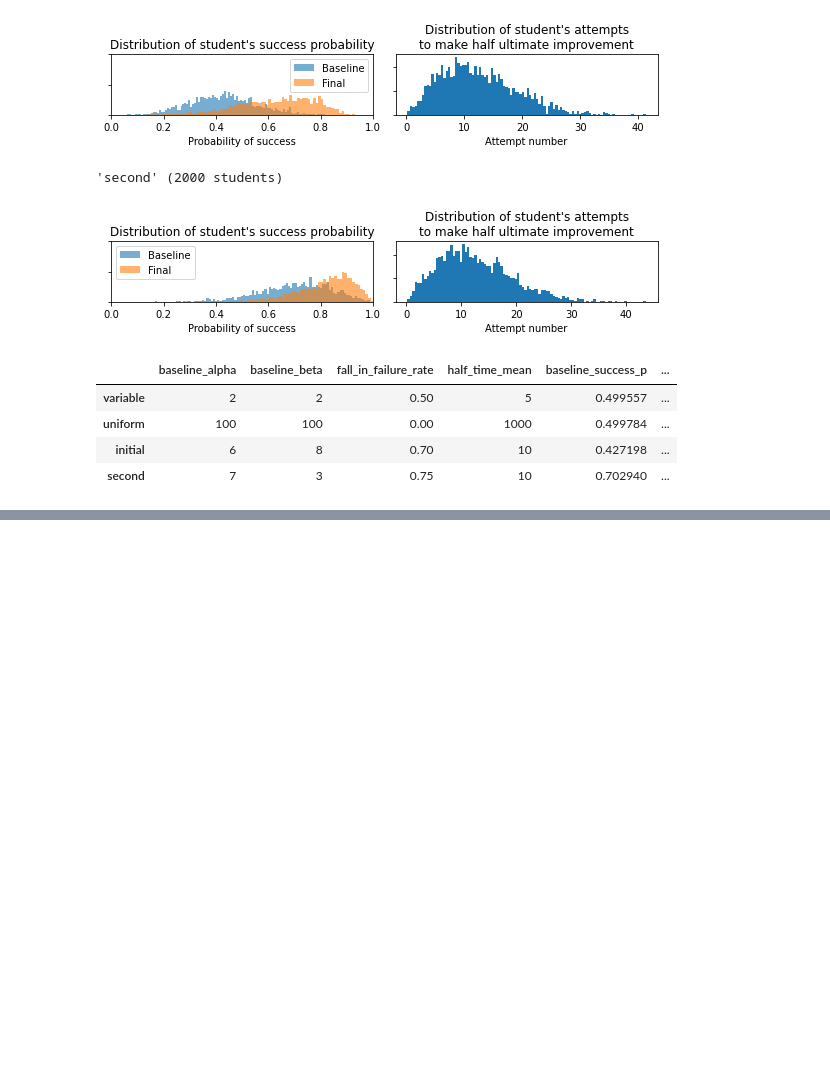
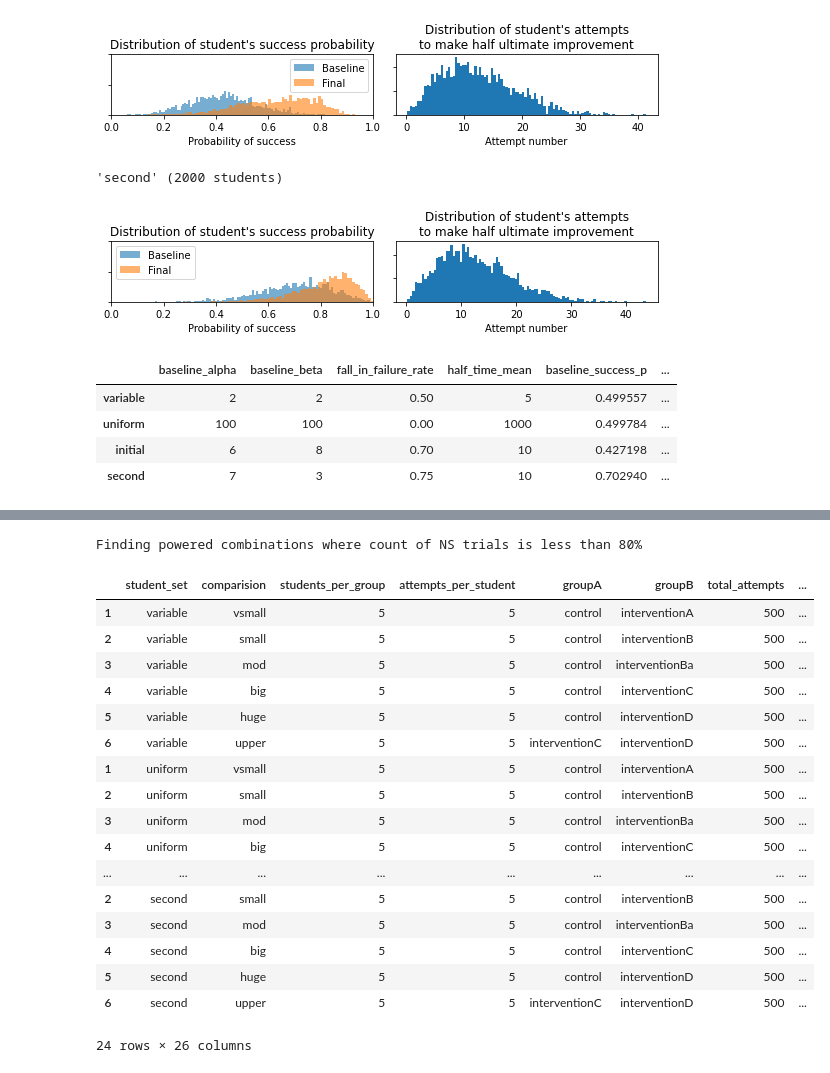
Before and after one commit to ErichBSchulz/IVCTrial, a Jupyter notebook: PowerSimulation.ipynb, the cells around one changed output, grey strips where cells are left out. Saved outputs shown, nothing was run; the diff lists cells and outputs as text; code cells hidden in the pictures; blank space fills up the shorter version.

```diff
--- a/PowerSimulation.ipynb
+++ b/PowerSimulation.ipynb
@@ -348,8 +348,10 @@ def fit_models(ad, trials_to_test, tests):
             if report_style == 'flat':
                 key = f"{model}{outcome}"
                 if outcomes.get(key, -1) == -1:
-                    outcomes.update({f"{model}wrong":0,f"{model}ns":0,f"{model}sig":0,f"{model}vsig":0})
+                    outcomes.update({f"{model}wrong":0,f"{model}ns":0,f"{model}sig":0,f"{model}vsig":0,f"{model}p":0})
                 outcomes[key] += 1
+                outcomes[f"{model}p"] += p
+
             else:
                 outcomes[model] = outcomes.get(model,{'wrong':0,'ns':0,'sig':0,'vsig':0})
                 outcomes[model][outcome] = 1 + outcomes[model].get(outcome, 0)
@@ -500,17 +476,16 @@ trial_plots(td, partd, ad)
 # %%
-def run_sym(attempt_data, pairs, tests, trials_to_test, spg, aps,
+def run_sym(student_set, attempt_data, pairs, tests, trials_to_test, spg, aps,
     run_key="A",cache_path="cache/"):
     print('.', end='')
     global verbosity
     verbosity = 6 if trials_to_test < 5 else 4
-    Path(cache_path).mkdir(parents=True, exist_ok=True) # make the cache dir
     sym_results = []
     for comparision, pair in pairs.items():
         for students_per_group in spg: #[5, 10]:
             for attempts_per_student in aps: #[5,10]:
                 # attempt to read from a cache file
                 key = f"{run_key}.{trials_to_test}{comparision}.{students_per_group}.{attempts_per_student}"
-                file = f"{cache_path}/{key}.json"
+                file = f"{cache_path}/{student_set}/{key}.json"
                 if os.path.isfile(file):
                     with open(file) as f:
                         rec = json.load(f)
@@ -521,14 +496,17 @@ def run_sym(attempt_data, pairs, tests, trials_to_test, spg, aps,
                     pp(10, f"`{query}` ({len(trial_data)} total attempts)")
                     run_results = fit_models(ad=trial_data, trials_to_test=range(trials_to_test), tests=tests)
                     pp(10, f"run_results: {run_results}")
-                    rec = {"comparision":comparision,
+                    rec = {"student_set": student_set,
+                         "comparision":comparision,
                          "students_per_group": students_per_group,
                          "attempts_per_student": attempts_per_student,
                          "groupA": pair[0], "groupB": pair[1],
-                         "total_attemps": len(trial_data),
+                         "total_attempts": len(trial_data),
+                         "trials": trials_to_test,
                          **run_results,
                          'query': query, 'time':time.time()*1000,
                          'key': key}
+                    Path(os.path.dirname(file)).mkdir(parents=True, exist_ok=True) # make the cache dir
                     with open(file, 'w') as f:
                         pp(8, f"saving {file}")
                         json.dump(rec, f)
@@ -591,7 +599,27 @@ test4.query("comparision == 'none'")[[c for c in test4.columns if 'wrong' in c]]
 # %%
 print("Finding powered combinations where count of NS trials is less than 80%")
-query = "comparision != 'none' and (" + ' or '.join([f"{c} < 20" for c in test4.columns if c != 'olsns' and 'ns' in c])+")"
-test4.query(query)
+query = "comparision != 'none' and (" + ' or '.join([f"{c} < 20" for c in test3.columns if c != 'olsns' and 'ns' in c])+")"
+test3.query(query)
+# %% [output]
+Finding powered combinations where count of NS trials is less than 80%
+|  | student_set | comparision | students_per_group | attempts_per_student | groupA | groupB | total_attempts | ... |
+| 1 | variable | vsmall | 5 | 5 | control | interventionA | 500 | ... |
+| 2 | variable | small | 5 | 5 | control | interventionB | 500 | ... |
+| 3 | variable | mod | 5 | 5 | control | interventionBa | 500 | ... |
+| 4 | variable | big | 5 | 5 | control | interventionC | 500 | ... |
+| 5 | variable | huge | 5 | 5 | control | interventionD | 500 | ... |
+| 6 | variable | upper | 5 | 5 | interventionC | interventionD | 500 | ... |
+| 1 | uniform | vsmall | 5 | 5 | control | interventionA | 500 | ... |
+| 2 | uniform | small | 5 | 5 | control | interventionB | 500 | ... |
+| 3 | uniform | mod | 5 | 5 | control | interventionBa | 500 | ... |
+| 4 | uniform | big | 5 | 5 | control | interventionC | 500 | ... |
+| ... | ... | ... | ... | ... | ... | ... | ... | ... |
+| 2 | second | small | 5 | 5 | control | interventionB | 500 | ... |
+| 3 | second | mod | 5 | 5 | control | interventionBa | 500 | ... |
+| 4 | second | big | 5 | 5 | control | interventionC | 500 | ... |
+| 5 | second | huge | 5 | 5 | control | interventionD | 500 | ... |
+| 6 | second | upper | 5 | 5 | interventionC | interventionD | 500 | ... |
+24 rows × 26 columns
 # %%
 from math import nan
 def explain_pairs(pairs, sets):
```
Also changed, not shown: parts of 10 cells of this notebook.
